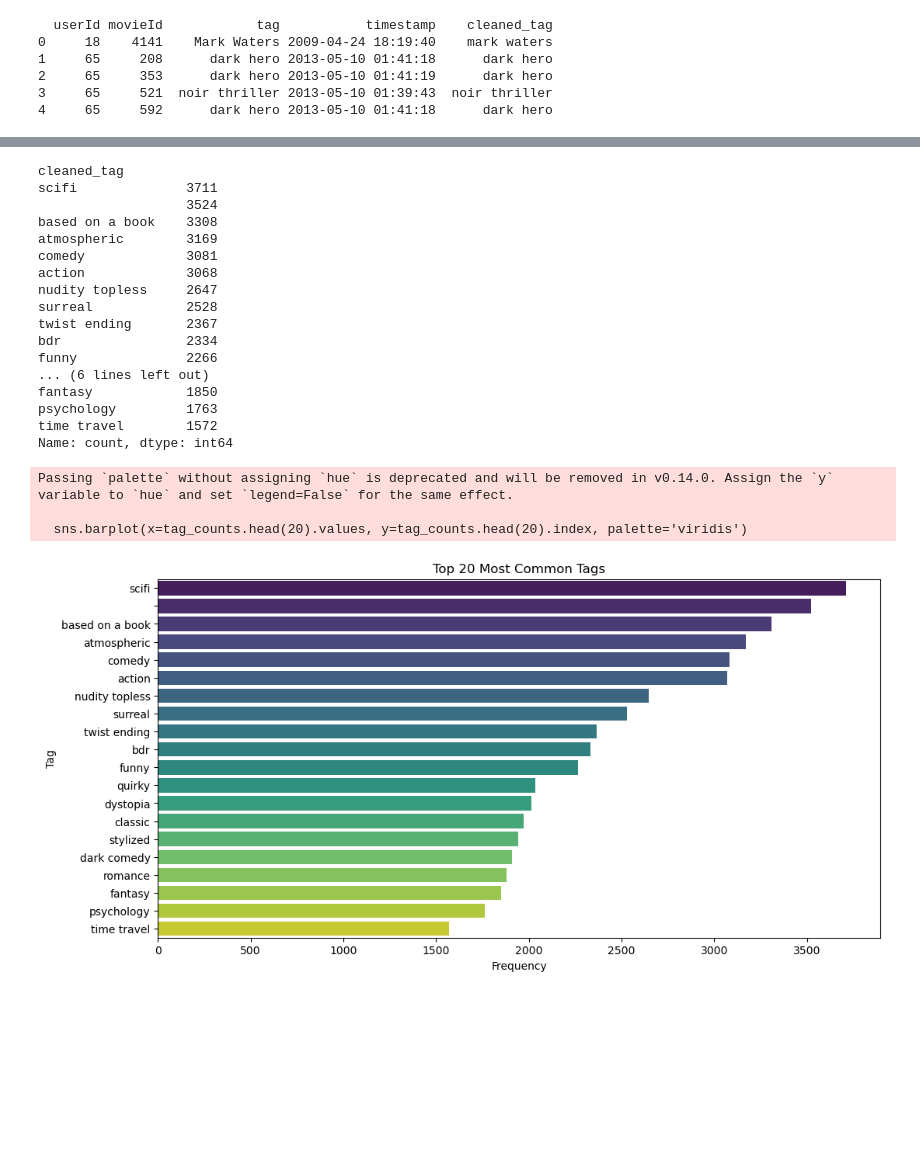
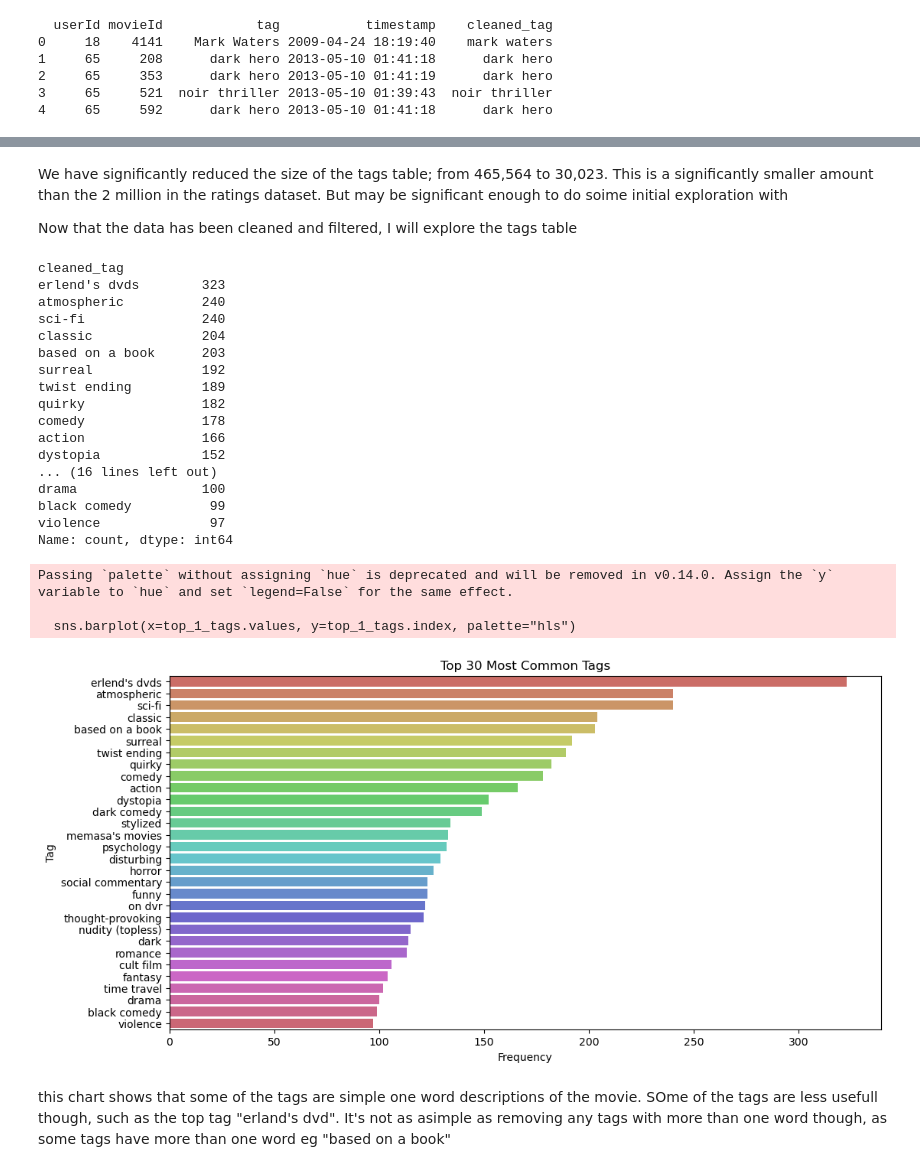
Before and after one commit to padraicohora/movie-recommendation, a Jupyter notebook: exploration/tags-exploration.ipynb, the cells around one changed output, grey strips where cells are left out. Cells and saved outputs as stored; diff of their text form; code cells hidden in the pictures; blank space fills up the shorter version.

Commit message:
complted tags exploration

```diff
--- a/exploration/tags-exploration.ipynb
+++ b/exploration/tags-exploration.ipynb
@@ -12,7 +12,7 @@ import string
 date_parser = lambda x: pd.to_datetime(x, unit='s')
 
 # tags
-tags = pd.DataFrame()  # initialize an empty dataframe
+all_tags = pd.DataFrame()  # initialize an empty dataframe
 for index, chunk in enumerate(pd.read_csv('../ml-20m/tags.csv',
                          dtype={'userId': str, 'movieId': str, "tag": str, 'timestamp': int},
                          chunksize=chunksize,
@@ -21,7 +21,7 @@ for index, chunk in enumerate(pd.read_csv('../ml-20m/tags.csv',
                          )):
     # Perform operations on the chunk
     # processed_chunk = chunk[chunk['column_name'] > 0]  # Example operation
-    tags = pd.concat([tags, chunk])
+    all_tags = pd.concat([all_tags, chunk])
     print(f"Chunk {index} loaded")
 print("Ratings dataset loaded")
 # %% [output]
@@ -78,0 +86,15 @@ None
+# %%
+# Custom date parser function
+date_parser = lambda x: pd.to_datetime(x, unit='s')
+
+# movies
+combined_movies_ratings = pd.DataFrame()  # initialize an empty dataframe
+for index, chunk in enumerate(pd.read_csv('../samples/combined_movies_ratings.csv',
+                                          dtype={"userId":str, 'movieId': str,},
+                         chunksize=chunksize,
+                         )):
+    # Perform operations on the chunk
+    # processed_chunk = chunk[chunk['column_name'] > 0]  # Example operation
+    combined_movies_ratings = pd.concat([combined_movies_ratings, chunk])
+    print(f"Chunk {index} loaded")
+print("ratings dataset loaded")
@@ -78,0 +120,9 @@ None
+# %%
+
+# Extract the movieIds from the ratings_sample DataFrame
+user_movie_ids_to_keep = combined_movies_ratings[['movieId', "userId"]]
+
+# Filter the movies DataFrame to only include movies with movieIds in user_movie_ids_to_keep
+tags = pd.merge(all_tags, user_movie_ids_to_keep, on=['movieId', 'userId'], how='inner')
+
+print(tags.info())
@@ -79,39 +143,46 @@ None
+# %% [markdown]
+We have significantly reduced the size of the tags table; from 465,564 to 30,023. This is a significantly smaller amount than the 2 million in the ratings dataset. But may be significant enough to do soime initial exploration with
+
+Now that the data has been cleaned and filtered, I will explore the tags table
 # %%
 # Count the frequency of each cleaned tag
 tag_counts = tags['cleaned_tag'].value_counts()
 
-# Display the top 20 most common tags
-print(tag_counts.head(20))
+# Display the top 1% most common tags
+top_1_tags = tag_counts.head(30)
+print(top_1_tags)
 
-# Plot the top 20 most common tags
+# Plot the top 30 most common tags
 plt.figure(figsize=(12, 6))
-sns.barplot(x=tag_counts.head(20).values, y=tag_counts.head(20).index, palette='viridis')
-plt.title('Top 20 Most Common Tags')
+sns.barplot(x=top_1_tags.values, y=top_1_tags.index, palette="hls")
+plt.title('Top 30 Most Common Tags')
 plt.xlabel('Frequency')
 plt.ylabel('Tag')
 plt.show()
 # %% [output]
 cleaned_tag
-scifi              3711
-                   3524
-based on a book    3308
-atmospheric        3169
-comedy             3081
-action             3068
-nudity topless     2647
-surreal            2528
-twist ending       2367
-bdr                2334
-funny              2266
-... (6 lines left out)
-fantasy            1850
-psychology         1763
-time travel        1572
+erlend's dvds        323
+atmospheric          240
+sci-fi               240
+classic              204
+based on a book      203
+surreal              192
+twist ending         189
+quirky               182
+comedy               178
+action               166
+dystopia             152
+... (16 lines left out)
+drama                100
+black comedy          99
+violence              97
 Name: count, dtype: int64
 Passing `palette` without assigning `hue` is deprecated and will be removed in v0.14.0. Assign the `y` variable to `hue` and set `legend=False` for the same effect.
 
-  sns.barplot(x=tag_counts.head(20).values, y=tag_counts.head(20).index, palette='viridis')
+  sns.barplot(x=top_1_tags.values, y=top_1_tags.index, palette="hls")
-[figure, old version]
+[figure, new version]
+# %% [markdown]
+this chart shows that some of the tags are simple one word descriptions of the movie. SOme of the tags are less usefull though, such as the top tag "erland's dvd". It's not as asimple as removing any tags with more than one word though, as some tags have more than one word eg "based on a book"
 # %%
 # Calculate the length of each cleaned tag
 tags['tag_length'] = tags['cleaned_tag'].apply(len)
```
Also changed, not shown: parts of 23 cells of this notebook, 2 other files.
